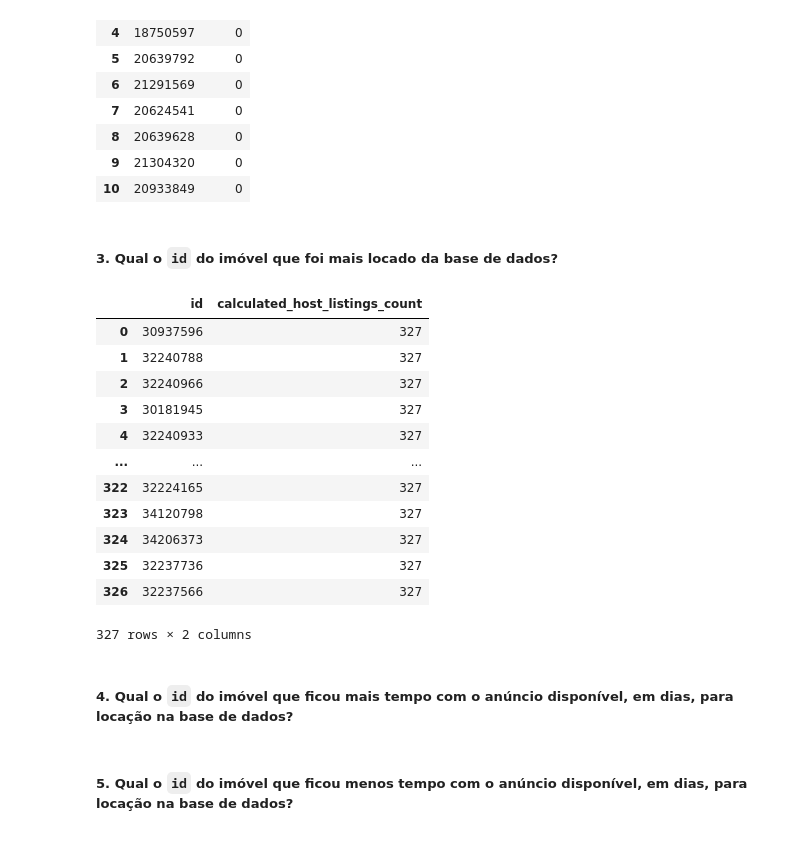
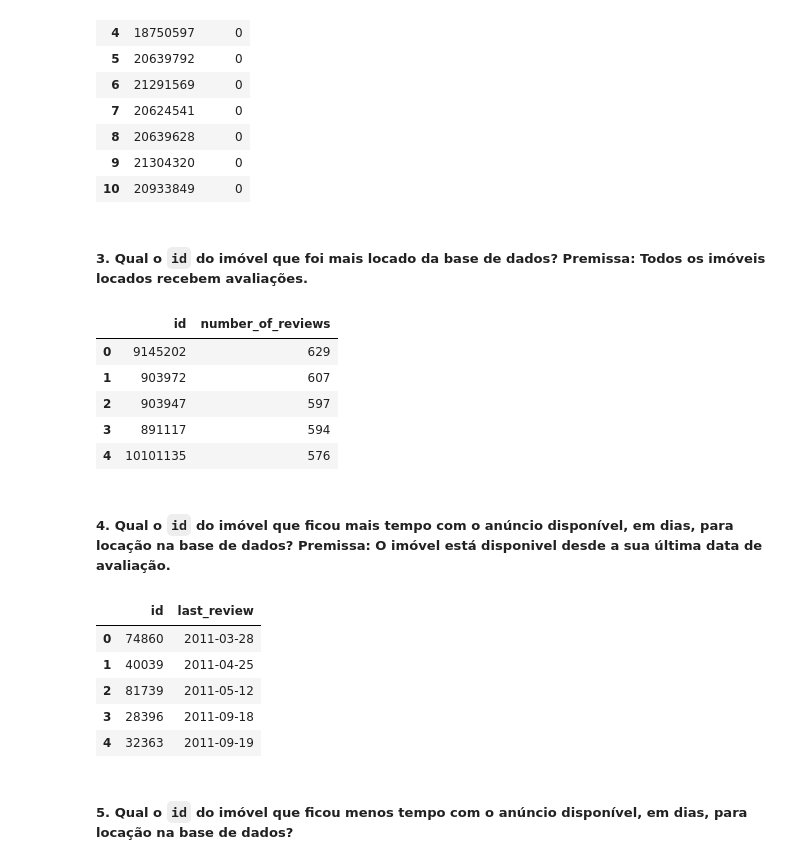
Before and after one commit to m4theus4ndr4de/insights-airbnb-nyc, a Jupyter notebook: airbnb_nyc_insights.ipynb, the cells around one changed output. Drawn from its saved outputs; the diff is of its cells as text; code cells hidden in the pictures.

```diff
--- a/airbnb_nyc_insights.ipynb
+++ b/airbnb_nyc_insights.ipynb
@@ -142,5 +136,5 @@ To: /content/AB_NYC_2019.csv
 # %%
-df = pd.read_csv('AB_NYC_2019.csv')
+df = pd.read_csv('airbnb_nyc_2019.csv')
 # %% [markdown]
 ### Entendimento dos dados
 # %%
@@ -167,3 +181,5 @@ df.describe()
+# %%
+df['last_review'] = pd.to_datetime(df['last_review'])
 # %%
 df.isna().sum()
 # %% [output]
@@ -186,6 +202,17 @@ availability_365                      0
 dtype: int64
 # %% [markdown]
 ### Tratamento dos Dados Faltantes
+# %%
+df['host_name'] = df[['host_id', 'host_name']].apply(lambda x: 'Manhattan Three' if x.host_id == 159156636 else
+                                                               'Brooklyn Two' if x.host_id == 32722063 else x.host_name, axis=1)
+
+df['host_name'] = df[['name', 'host_name']].apply(lambda x: 'Host of ' + x['name'] if x.host_name != x.host_name else x.host_name, axis=1)
+
+df['name'] = df[['name', 'host_name']].apply(lambda x: 'Property of ' + x['host_name'] if x.name != x.name else x.name, axis=1)
+
+df['reviews_per_month'] = df['reviews_per_month'].apply(lambda x: 0 if x != x else x)
+
+df['last_review'] = df['last_review'].apply(lambda x: pd.to_datetime('2008-08-01') if x != x else x)
 # %% [markdown]
 ### Levantamento de Hipóteses
 # %% [markdown]
@@ -307,24 +334,26 @@ df[['id', 'price']].sort_values('price', ascending=True).reset_index(drop=True)[
 | 9 | 21304320 | 0 |
 | 10 | 20933849 | 0 |
 # %% [markdown]
-##### 3. Qual o `id`  do imóvel que foi mais locado da base de dados?
+##### 3. Qual o `id`  do imóvel que foi mais locado da base de dados? Premissa: Todos os imóveis locados recebem avaliações.
 # %%
-df[['id', 'calculated_host_listings_count']].sort_values('calculated_host_listings_count', ascending=False).reset_index(drop=True)[0:327]
+df[['id', 'number_of_reviews']].sort_values('number_of_reviews', ascending=False).reset_index(drop=True).head()
 # %% [output]
-|  | id | calculated_host_listings_count |
-| 0 | 30937596 | 327 |
-| 1 | 32240788 | 327 |
-| 2 | 32240966 | 327 |
-| 3 | 30181945 | 327 |
-| 4 | 32240933 | 327 |
-| ... | ... | ... |
-| 322 | 32224165 | 327 |
-| 323 | 34120798 | 327 |
-| 324 | 34206373 | 327 |
-| 325 | 32237736 | 327 |
-| 326 | 32237566 | 327 |
+|  | id | number_of_reviews |
+| 0 | 9145202 | 629 |
+| 1 | 903972 | 607 |
+| 2 | 903947 | 597 |
+| 3 | 891117 | 594 |
+| 4 | 10101135 | 576 |
-327 rows × 2 columns
 # %% [markdown]
-##### 4. Qual o `id`  do imóvel que ficou mais tempo com o anúncio disponível, em dias, para locação na base de dados?
+##### 4. Qual o `id`  do imóvel que ficou mais tempo com o anúncio disponível, em dias, para locação na base de dados? Premissa: O imóvel está disponivel desde a sua última data de avaliação.
+# %%
+df[df['last_review'] > '2008-08-01'][['id', 'last_review']].sort_values('last_review', ascending=True).reset_index(drop=True).head()
+# %% [output]
+|  | id | last_review |
+| 0 | 74860 | 2011-03-28 |
+| 1 | 40039 | 2011-04-25 |
+| 2 | 81739 | 2011-05-12 |
+| 3 | 28396 | 2011-09-18 |
+| 4 | 32363 | 2011-09-19 |
 # %% [markdown]
 ##### 5. Qual o `id` do imóvel que ficou menos tempo com o anúncio disponível, em dias, para locação na base de dados?
```
Also changed, not shown: parts of 62 cells of this notebook, 2 other files.
